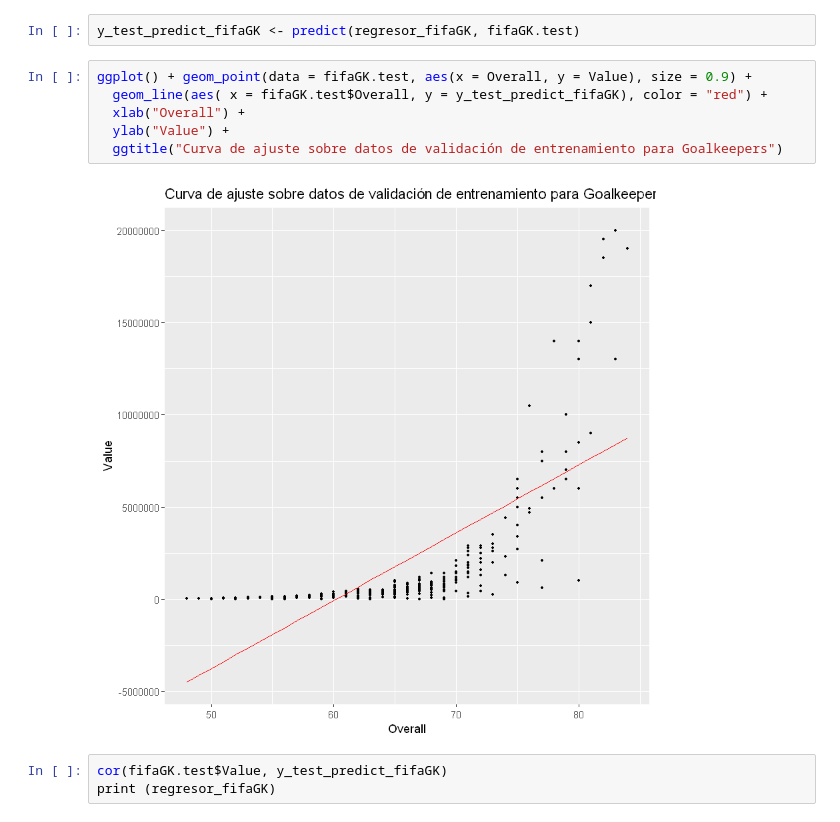
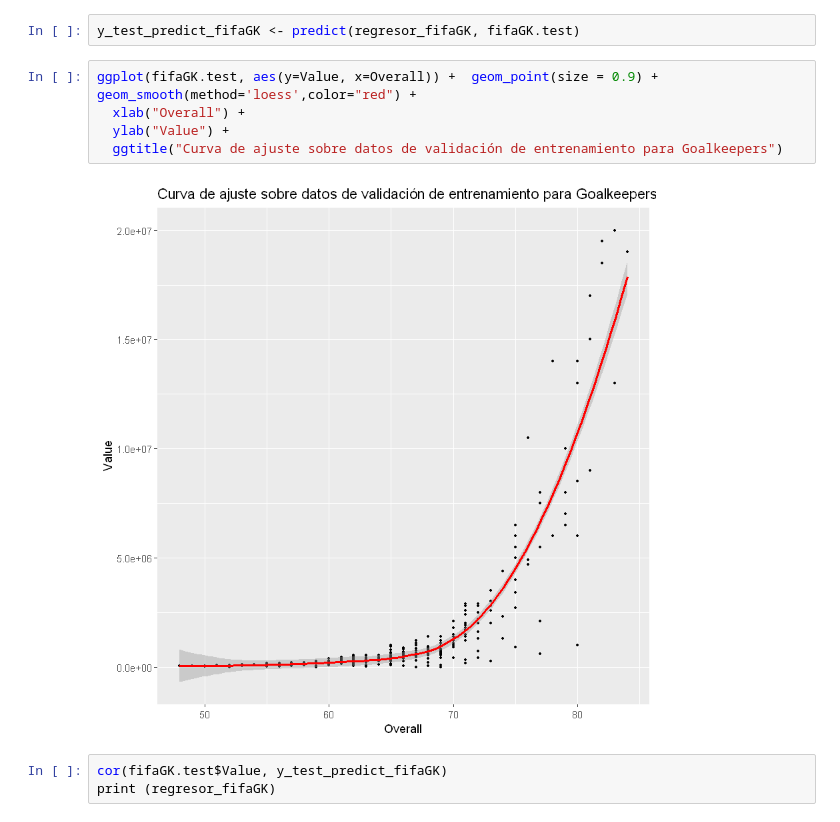
Before and after one commit to LauraRodriguezCanova/MachineLearning, a Jupyter notebook: TallerMachineLearning_DevIT.ipynb, the cells around one changed output. Saved outputs shown, nothing was run; the diff lists cells and outputs as text.

```diff
--- a/TallerMachineLearning_DevIT.ipynb
+++ b/TallerMachineLearning_DevIT.ipynb
@@ -640,13 +651,12 @@ ggplot() + geom_point(data = fifaGK.train, aes(x = Overall, y = Value), size = 0
 # %%
 y_test_predict_fifaGK <- predict(regresor_fifaGK, fifaGK.test)
 # %%
-ggplot() + geom_point(data = fifaGK.test, aes(x = Overall, y = Value), size = 0.9) +
-  geom_line(aes( x = fifaGK.test$Overall, y = y_test_predict_fifaGK), color = "red") +
+ggplot(fifaGK.test, aes(y=Value, x=Overall)) +  geom_point(size = 0.9) + geom_smooth(method='loess',color="red") +
   xlab("Overall") +
   ylab("Value") +
   ggtitle("Curva de ajuste sobre datos de validación de entrenamiento para Goalkeepers")
 # %% [output]
-[figure, old version]
+[figure, new version]
 # %%
 cor(fifaGK.test$Value, y_test_predict_fifaGK)
 print (regresor_fifaGK)
```
Also changed, not shown: parts of 88 cells of this notebook.
